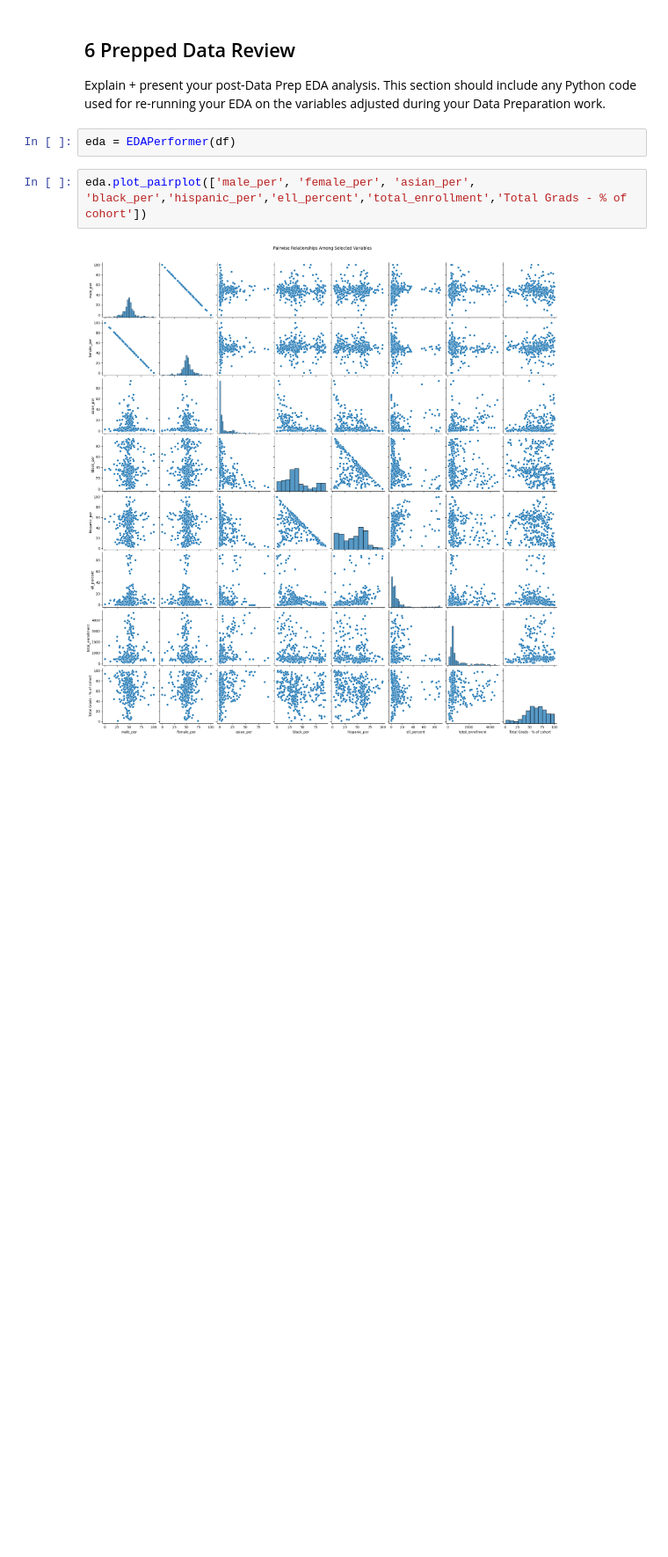
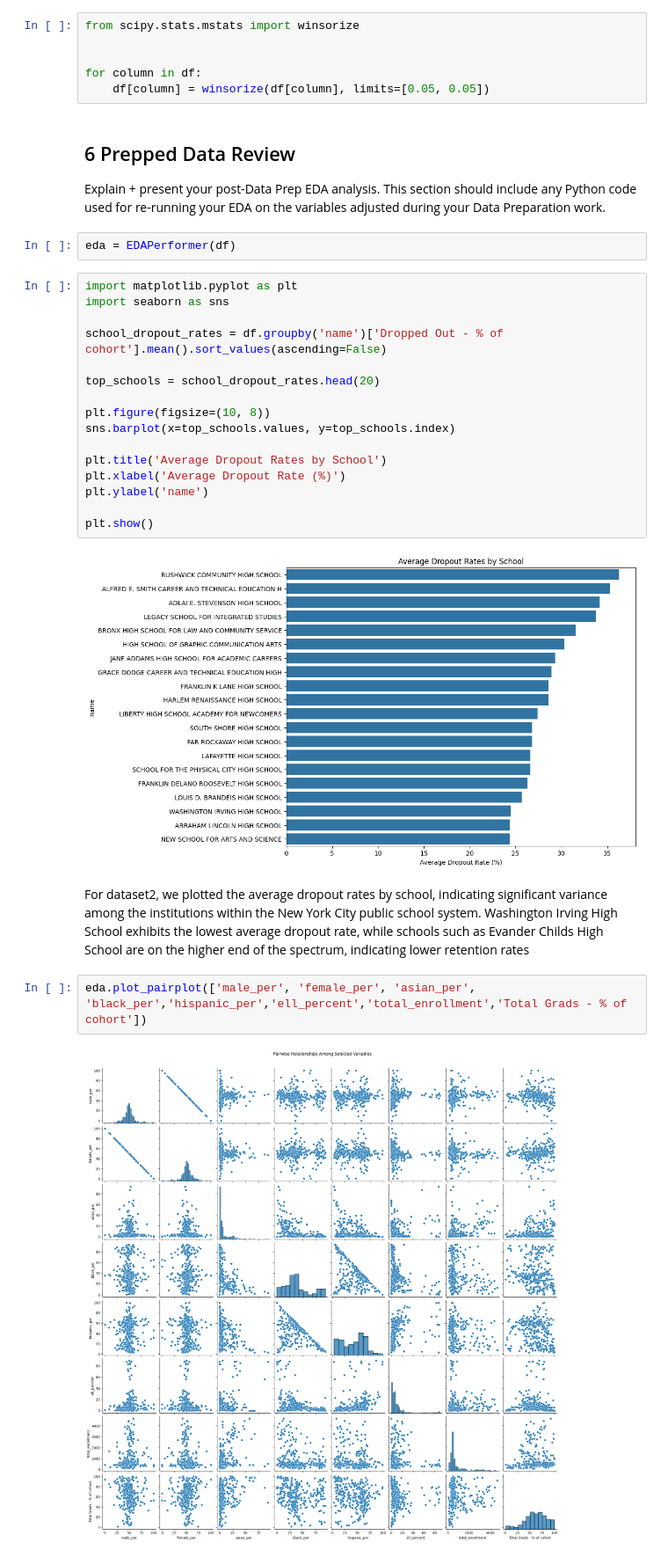
Before and after one commit to Francesgaba/GraduationOutcomes, a Jupyter notebook: graduation_outcomes.ipynb, the cells around one changed output. Shown at 88% size. Drawn from its saved outputs; the diff is of its cells as text; blank space fills up the shorter version.

```diff
--- a/graduation_outcomes.ipynb
+++ b/graduation_outcomes.ipynb
@@ -400,8 +411,34 @@ df.head()
+# %%
+from scipy.stats.mstats import winsorize
+
+
+for column in df:
+    df[column] = winsorize(df[column], limits=[0.05, 0.05])
 # %% [markdown]
 ## 6 Prepped Data Review
 Explain + present your post-Data Prep EDA analysis. This section should include any Python code used for re-running your EDA on the variables adjusted during your Data Preparation work.
 # %%
 eda = EDAPerformer(df)
+# %%
+import matplotlib.pyplot as plt
+import seaborn as sns
+
+school_dropout_rates = df.groupby('name')['Dropped Out - % of cohort'].mean().sort_values(ascending=False)
+
+top_schools = school_dropout_rates.head(20)
+
+plt.figure(figsize=(10, 8))
+sns.barplot(x=top_schools.values, y=top_schools.index)
+
+plt.title('Average Dropout Rates by School')
+plt.xlabel('Average Dropout Rate (%)')
+plt.ylabel('name')
+
+plt.show()
+# %% [output]
+[figure, added]
+# %% [markdown]
+For dataset2, we plotted the average dropout rates by school, indicating significant variance among the institutions within the New York City public school system. Washington Irving High School exhibits the lowest average dropout rate, while schools such as Evander Childs High School are on the higher end of the spectrum, indicating lower retention rates
 # %%
 eda.plot_pairplot(['male_per', 'female_per', 'asian_per', 'black_per','hispanic_per','ell_percent','total_enrollment','Total Grads - % of cohort'])
 # %% [output]
```
Also changed, not shown: parts of 23 cells of this notebook.
